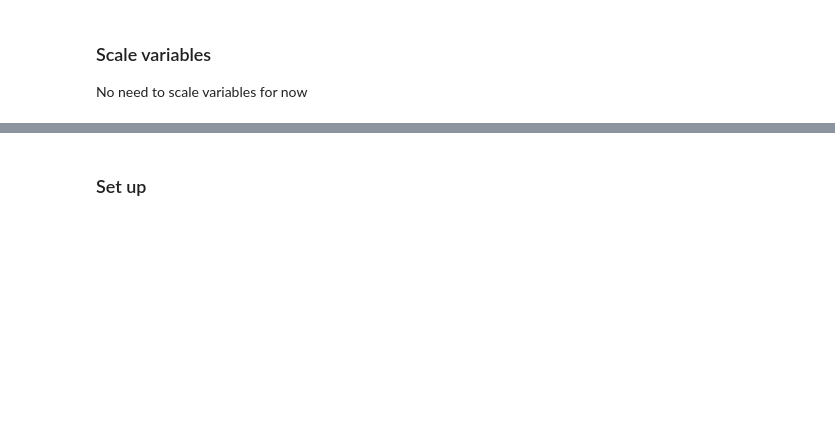
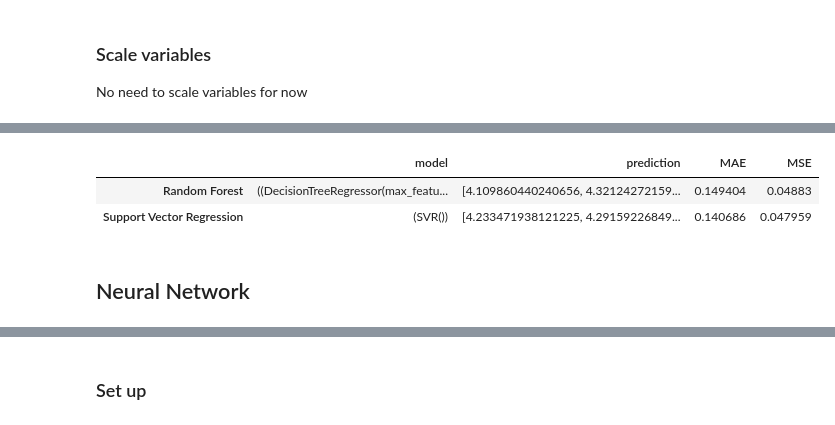
Before and after one commit to MargheSerena/Group-project, a Jupyter notebook: 03 ML set up_MF.ipynb, the cells around one changed output, grey strips where cells are left out. Cells and saved outputs as stored; diff of their text form; code cells hidden in the pictures; blank space fills up the shorter version.

```diff
--- a/03 ML set up_MF.ipynb
+++ b/03 ML set up_MF.ipynb
@@ -330,0 +302,8 @@ No need to scale variables for now
+# %%
+evaluation_metrics
+# %% [output]
+|  | model | prediction | MAE | MSE |
+| Random Forest | ((DecisionTreeRegressor(max_featu... | [4.109860440240656, 4.32124272159... | 0.149404 | 0.04883 |
+| Support Vector Regression | (SVR()) | [4.233471938121225, 4.29159226849... | 0.140686 | 0.047959 |
+# %% [markdown]
+## Neural Network
```
Also changed, not shown: parts of 76 cells of this notebook.
